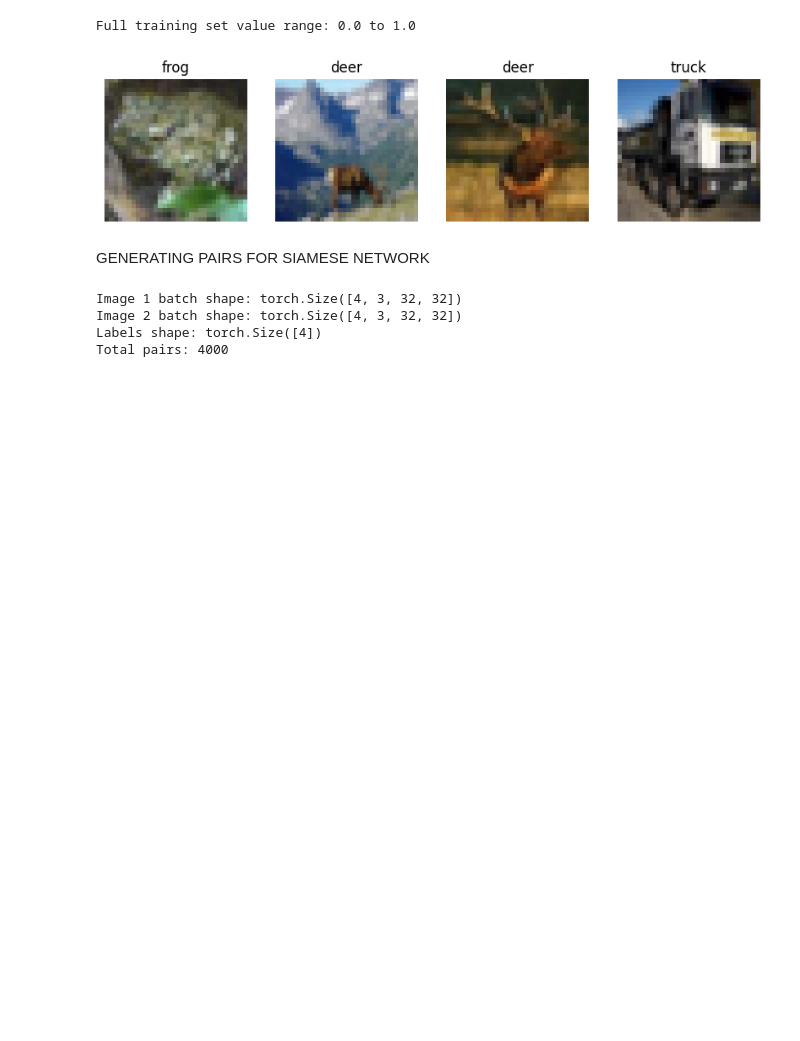
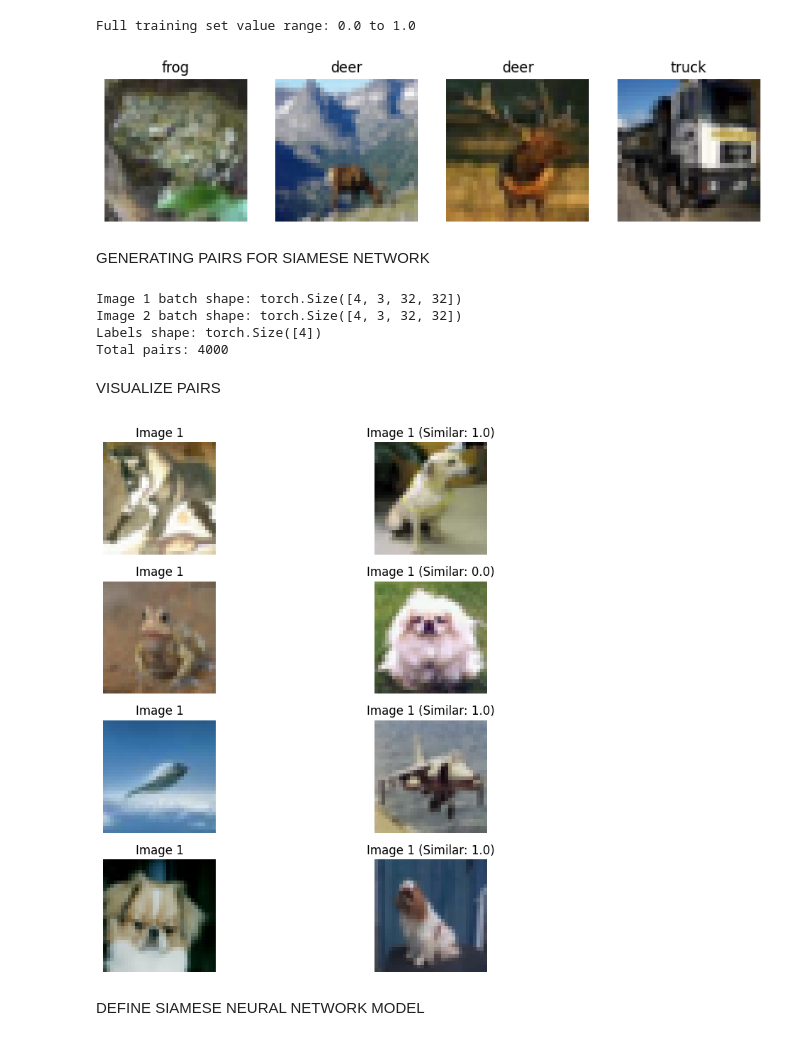
Before and after one commit to bretseabolt/Siamese-Image-Similarity, a Jupyter notebook: Siamese_NN_cifar10.ipynb, the cells around one changed output. Drawn from its saved outputs; the diff is of its cells as text; code cells hidden in the pictures; blank space fills up the shorter version.

```diff
--- a/Siamese_NN_cifar10.ipynb
+++ b/Siamese_NN_cifar10.ipynb
@@ -165,3 +165,35 @@ Image 1 batch shape: torch.Size([4, 3, 32, 32])
 Image 2 batch shape: torch.Size([4, 3, 32, 32])
 Labels shape: torch.Size([4])
 Total pairs: 4000
+# %% [markdown]
+VISUALIZE PAIRS
+# %%
+# function to plot Siamese pairs
+def show_pairs(img1, img2, labels, class_names, num_pairs=4):
+  plt.figure(figsize=(10, 2 * num_pairs)) # widdth 10, height scales w/ pairs
+  for i in range(num_pairs):
+    # plot first image in pair
+    plt.subplot(num_pairs, 2, 2* i + 1) # num_pairs rows, 2 columns
+    plt.imshow(img1[i].permute(1, 2, 0).numpy())
+    plt.title("Image 1")
+    plt.axis('off')
+
+    # second image in pair
+    plt.subplot(num_pairs, 2, 2* i + 2) # num_pairs rows, 2 columns
+    plt.imshow(img2[i].permute(1, 2, 0).numpy())
+    plt.title(f"Image 1 (Similar: {labels[i].item()})")
+    plt.axis('off')
+
+  plt.tight_layout() # adjust spacing
+  plt.show()
+
+# get a batch from train_loader
+dataiter = iter(train_loader)
+img1, img2, labels = next(dataiter)
+
+# visualize 4 pairs
+show_pairs(img1, img2, labels, class_names, num_pairs=4)
+# %% [output]
+[figure, added]
+# %% [markdown]
+DEFINE SIAMESE NEURAL NETWORK MODEL
```
Also changed, not shown: parts of 1 cell of this notebook.
